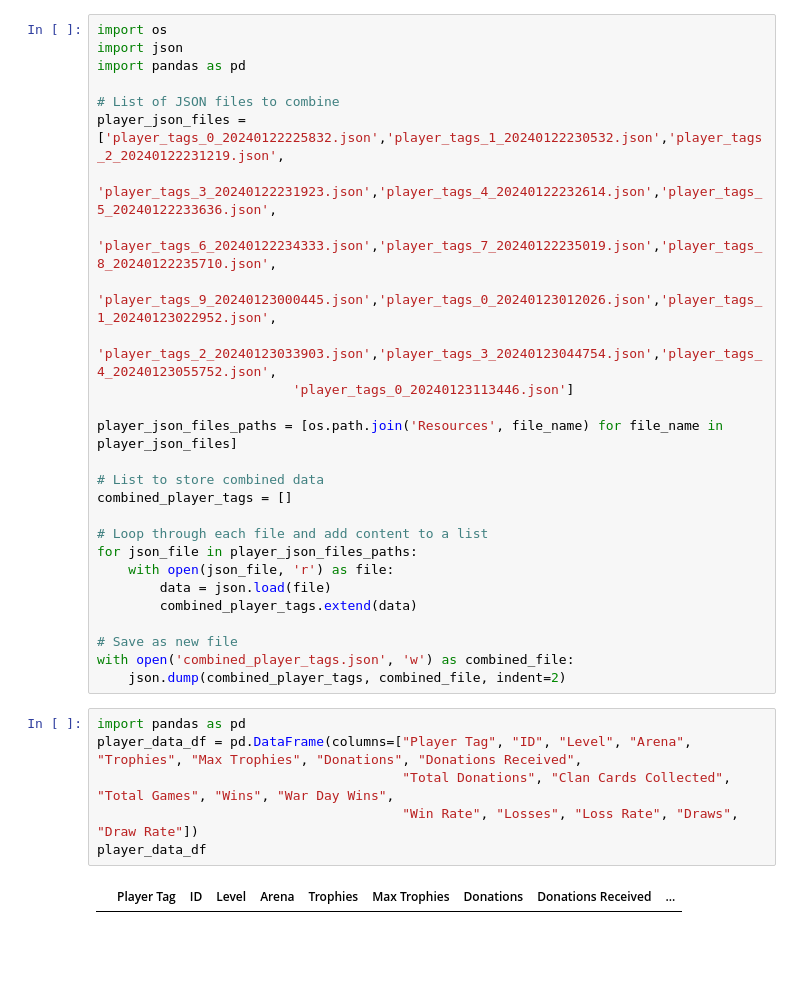
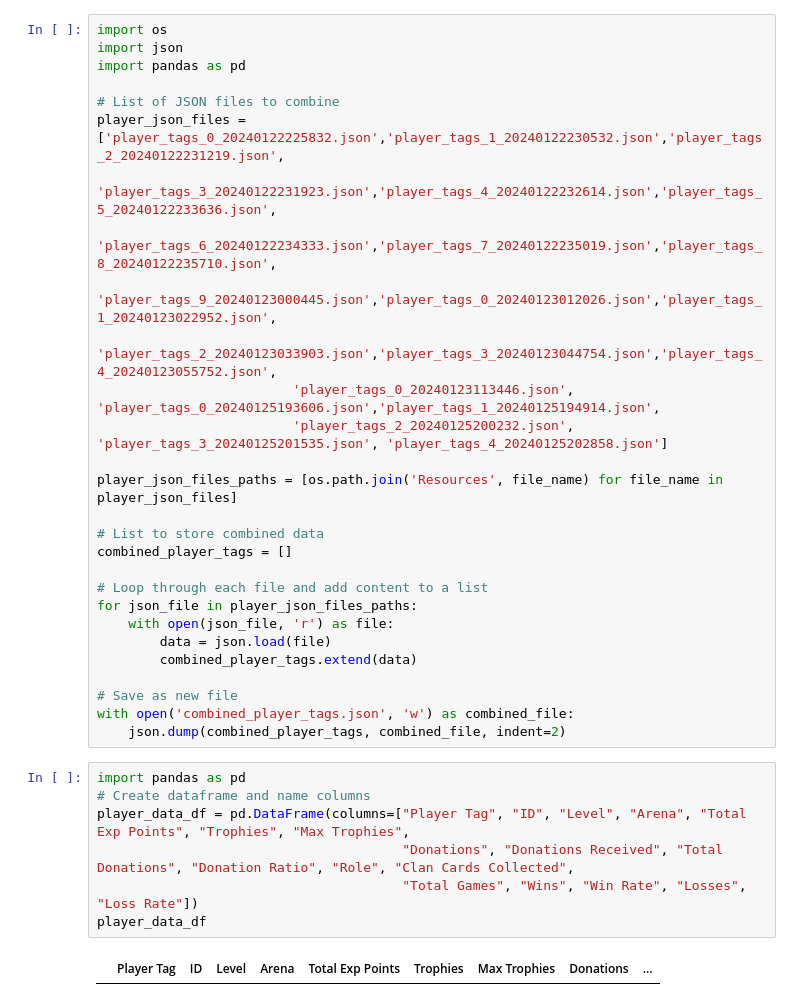
Before and after one commit to s-yim/clash-royale-ML, a Jupyter notebook: player_data.ipynb, the cells around one changed output. Saved outputs shown, nothing was run; the diff lists cells and outputs as text; blank space fills up the shorter version.

```diff
--- a/player_data.ipynb
+++ b/player_data.ipynb
@@ -9,7 +9,8 @@ player_json_files = ['player_tags_0_20240122225832.json','player_tags_1_20240122
                          'player_tags_6_20240122234333.json','player_tags_7_20240122235019.json','player_tags_8_20240122235710.json',
                          'player_tags_9_20240123000445.json','player_tags_0_20240123012026.json','player_tags_1_20240123022952.json',
                          'player_tags_2_20240123033903.json','player_tags_3_20240123044754.json','player_tags_4_20240123055752.json',
-                         'player_tags_0_20240123113446.json']
+                         'player_tags_0_20240123113446.json', 'player_tags_0_20240125193606.json','player_tags_1_20240125194914.json',
+                         'player_tags_2_20240125200232.json', 'player_tags_3_20240125201535.json', 'player_tags_4_20240125202858.json']
 
 player_json_files_paths = [os.path.join('Resources', file_name) for file_name in player_json_files]
 
@@ -27,12 +28,13 @@ with open('combined_player_tags.json', 'w') as combined_file:
     json.dump(combined_player_tags, combined_file, indent=2)
 # %%
 import pandas as pd
-player_data_df = pd.DataFrame(columns=["Player Tag", "ID", "Level", "Arena", "Trophies", "Max Trophies", "Donations", "Donations Received",
-                                       "Total Donations", "Clan Cards Collected", "Total Games", "Wins", "War Day Wins",
-                                       "Win Rate", "Losses", "Loss Rate", "Draws", "Draw Rate"])
+# Create dataframe and name columns
+player_data_df = pd.DataFrame(columns=["Player Tag", "ID", "Level", "Arena", "Total Exp Points", "Trophies", "Max Trophies",
+                                       "Donations", "Donations Received", "Total Donations", "Donation Ratio", "Role", "Clan Cards Collected",
+                                       "Total Games", "Wins", "Win Rate", "Losses", "Loss Rate"])
 player_data_df
 # %% [output]
-|  | Player Tag | ID | Level | Arena | Trophies | Max Trophies | Donations | Donations Received | ... |
+|  | Player Tag | ID | Level | Arena | Total Exp Points | Trophies | Max Trophies | Donations | ... |
 # %%
 import os
 import json
```
Also changed, not shown: parts of 11 cells of this notebook.
